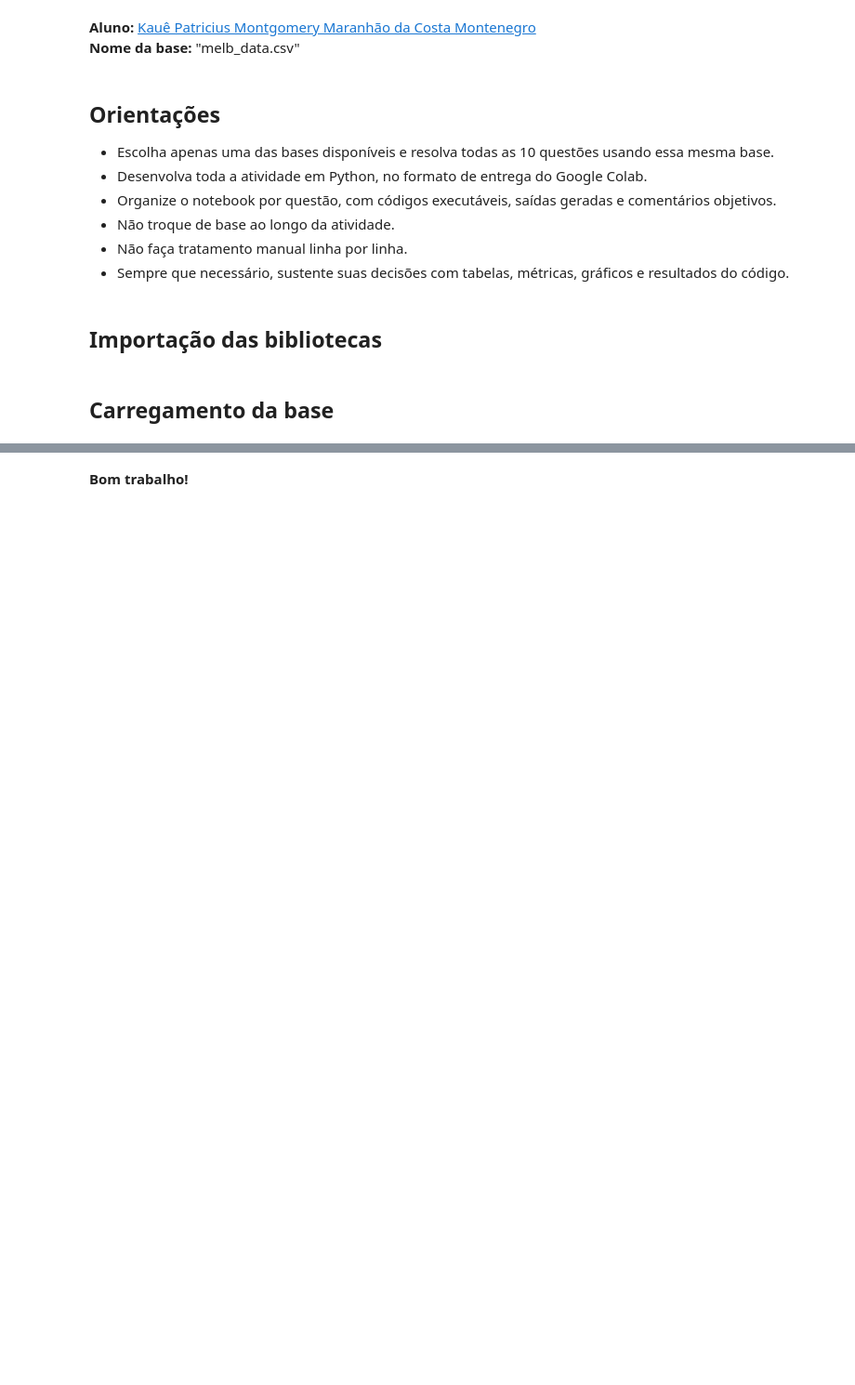
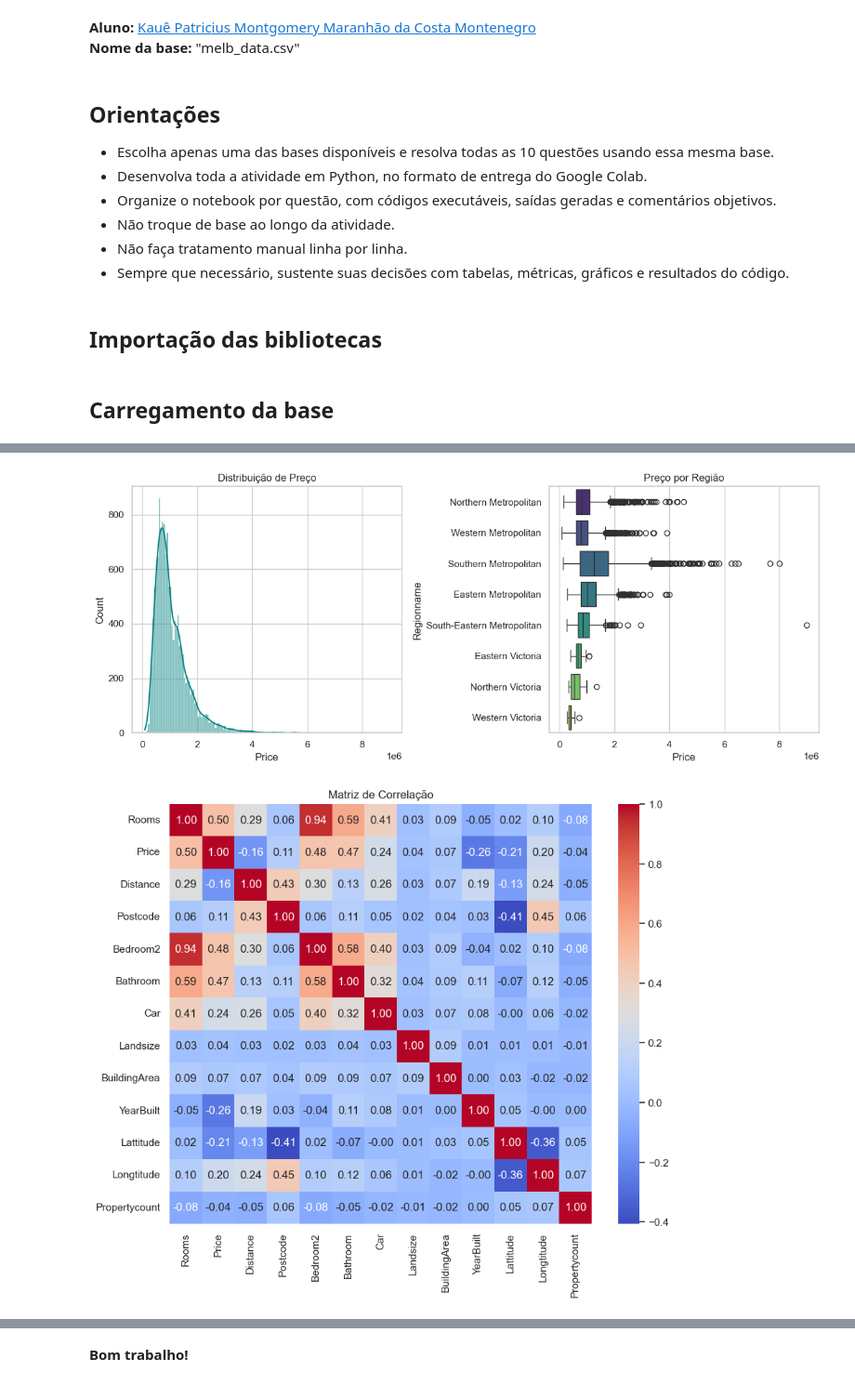
Before and after one commit to Kcodesufal/data-science-2026, a Jupyter notebook: lista 1/Lista 1.ipynb, the cells around one changed output, grey strips where cells are left out. Shown at 93% size. Drawn from its saved outputs; the diff is of its cells as text; code cells hidden in the pictures; blank space fills up the shorter version.

```diff
--- a/lista 1/Lista 1.ipynb
+++ b/lista 1/Lista 1.ipynb
@@ -112,3 +287,54 @@ Escreva aqui a estratégia adotada para responder à questão, explicando de for
 Implemente abaixo o código da questão.
 # %%
-# Código da Questão 4
+# 1. Distribuição do Preço
+
+plt.figure(figsize=(12, 5))
+
+plt.subplot(1, 2, 1)
+
+sns.histplot(df_limpo['Price'], kde=True, color='teal')
+
+plt.title('Distribuição de Preço')
+
+
+
+# 2. Preço por Região
+
+plt.subplot(1, 2, 2)
+
+sns.boxplot(x='Price', y='Regionname', data=df_limpo, palette='viridis')
+
+plt.title('Preço por Região')
+
+plt.tight_layout()
+
+plt.show()
+
+
+
+# 3. Matriz de Correlação
+
+plt.figure(figsize=(10, 8))
+
+numeric_cols = df_limpo.select_dtypes(include=[np.number]).columns
+
+sns.heatmap(df_limpo[numeric_cols].corr(), annot=True, cmap='coolwarm', fmt='.2f')
+
+plt.title('Matriz de Correlação')
+
+plt.show()
+
+
+
+# 4. Preço vs Quartos
+
+plt.figure(figsize=(8, 5))
+
+sns.lineplot(x='Rooms', y='Price', data=df_limpo)
+
+plt.title('Evolução do Preço por Número de Quartos')
+
+plt.show()
+# %% [output]
+[figure, added]
+[figure, added]
```
Also changed, not shown: parts of 32 cells of this notebook.
